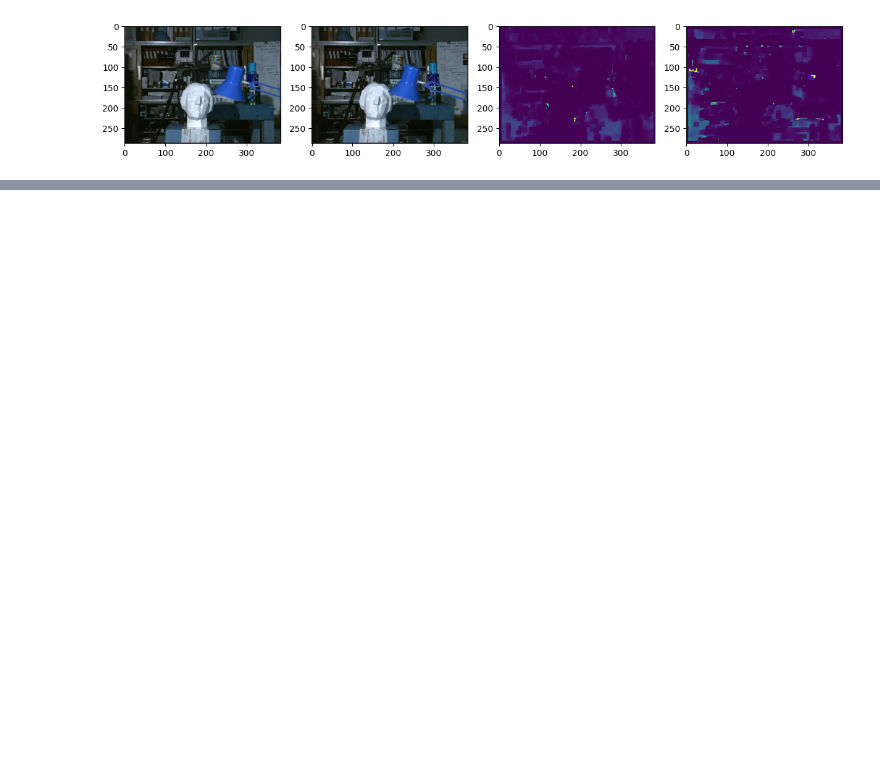
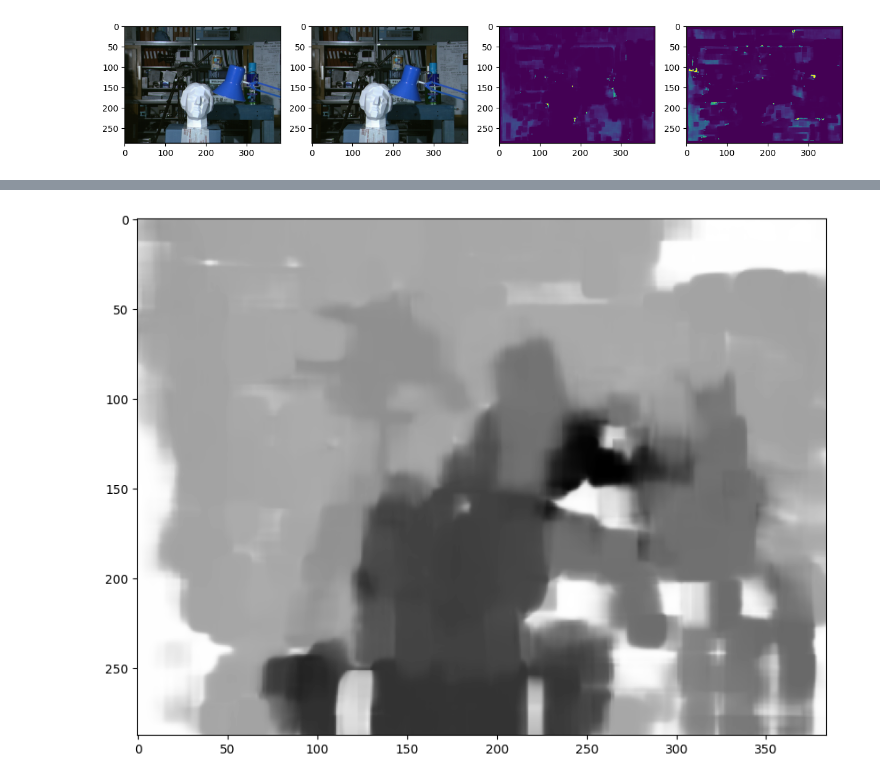
Before and after one commit to HunBug/cam_cv, a Jupyter notebook: src/optical_flow/exploratory.ipynb, the cells around one changed output, grey strips where cells are left out. Cells and saved outputs as stored; diff of their text form; code cells hidden in the pictures; blank space fills up the shorter version.

```diff
--- a/src/optical_flow/exploratory.ipynb
+++ b/src/optical_flow/exploratory.ipynb
@@ -70,0 +80,8 @@ plot_optical_flow(img1_gray,img2_gray, u, v, 10)
+# %%
+# plot dense magnitudes
+
+plt.figure(figsize=(10, 10))
+plt.imshow(flow[...,0], cmap='gray')
+plt.show()
+# %% [output]
+[figure, added]
```
Also changed, not shown: parts of 4 cells of this notebook, 2 other files.
